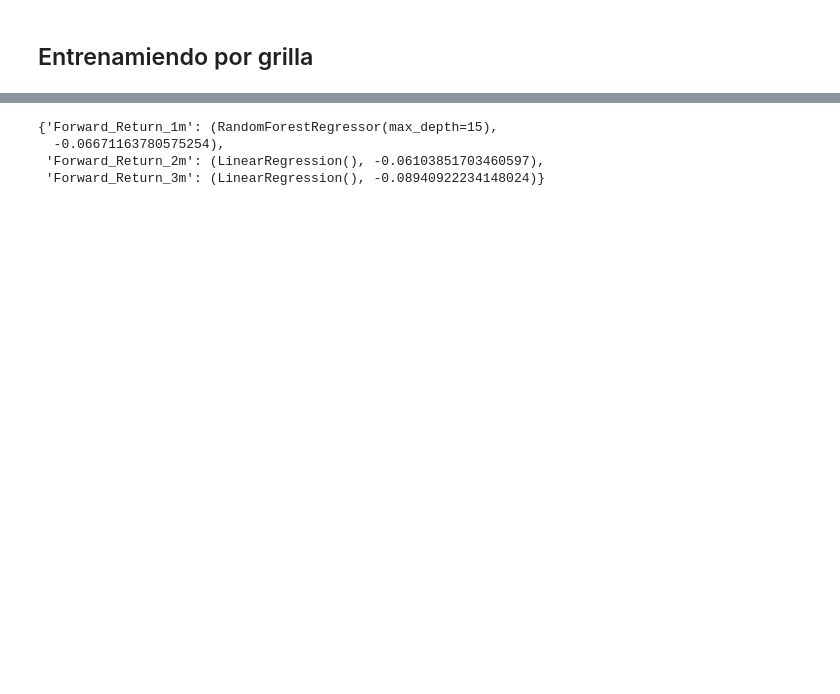
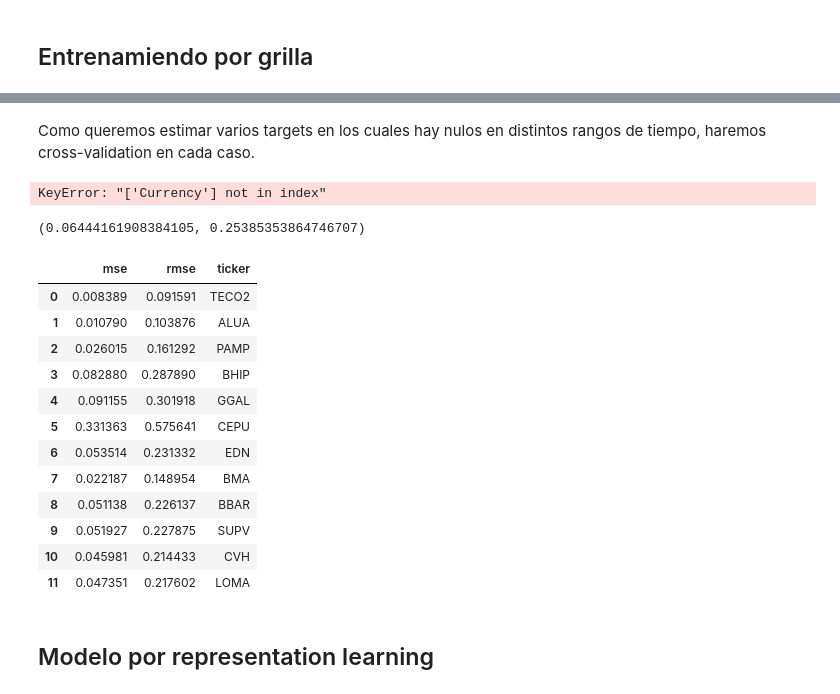
Before and after one commit to cdgn-coding/bcba-algo-trading, a Jupyter notebook: 2_Return_Signals_Regression.ipynb, the cells around one changed output, grey strips where cells are left out. Drawn from its saved outputs; the diff is of its cells as text; code cells hidden in the pictures; blank space fills up the shorter version.

```diff
--- a/2_Return_Signals_Regression.ipynb
+++ b/2_Return_Signals_Regression.ipynb
@@ -5,4 +5,4 @@ import pandas as pd
 import numpy as np
 import sys, os
 # %%
-dataset = pd.read_pickle("data/2y_tickers_features.pkl")
+dataset = pd.read_pickle("data/all_tickers_features.pkl")
@@ -57,6 +39,8 @@ preprocessing_pipeline = ColumnTransformer(transformers = [
     ('continuous', NoTransformer(), continuous_features),
     ('categorical', OneHotEncoder(handle_unknown='ignore'), categorical_features)
 ])
+# %%
+features = continuous_features + categorical_features
 # %% [markdown]
 ## Entrenamiendo por grilla
 # %%
@@ -120,7 +78,2 @@ Fitting 6 folds for each of 27 candidates, totalling 162 fits
-# %%
-results
-# %% [output]
-{'Forward_Return_1m': (RandomForestRegressor(max_depth=15),
-  -0.06671163780575254),
- 'Forward_Return_2m': (LinearRegression(), -0.06103851703460597),
- 'Forward_Return_3m': (LinearRegression(), -0.08940922234148024)}
+# %% [markdown]
+Como queremos estimar varios targets en los cuales hay nulos en distintos rangos de tiempo, haremos cross-validation en cada caso.
@@ -126,0 +82,58 @@ results
+# %%
+target = 'Forward_Return_1m'
+
+model_data = dataset[features + [target]].dropna()
+X = model_data[features]
+y = model_data[target]
+X_train, X_test, y_train, y_test = train_test_split(X, y, random_state = 42, shuffle = False, train_size = 0.8)
+cv = TimeSeriesSplit(n_splits = 2)
+model = GridSearchCV(pipeline, params_grid, cv = cv,
+                    scoring='neg_mean_squared_error',
+                    return_train_score = True)
+model.fit(X_train, y_train)
+# %% [output]
+KeyError: "['Currency'] not in index"
+# %%
+from sklearn.metrics import r2_score, mean_squared_error
+
+mse = mean_squared_error(y_test, model.predict(X_test))
+r2 = r2_score(y_test, model.predict(X_test))
+rmse = np.sqrt(mse)
+
+mse, rmse
+# %% [output]
+(0.06444161908384105, 0.25385353864746707)
+# %%
+from sklearn.metrics import r2_score, mean_squared_error
+
+metrics = {
+    'mse': [],
+    'rmse': [],
+    'ticker': []
+}
+
+for ticker in X_test.Ticker.unique():
+    # Compute metrics by ticker
+    mask = X_test.Ticker == ticker
+    mse = mean_squared_error(y_test[mask], model.predict(X_test[mask]))
+    rmse = np.sqrt(mse)
+    # Save in dict
+    metrics['ticker'].append(ticker)
+    metrics['mse'].append(mse)
+    metrics['rmse'].append(rmse)
+
+pd.DataFrame(metrics).sort_by("").head(10)
+# %% [output]
+|  | mse | rmse | ticker |
+| 0 | 0.008389 | 0.091591 | TECO2 |
+| 1 | 0.010790 | 0.103876 | ALUA |
+| 2 | 0.026015 | 0.161292 | PAMP |
+| 3 | 0.082880 | 0.287890 | BHIP |
+| 4 | 0.091155 | 0.301918 | GGAL |
+| 5 | 0.331363 | 0.575641 | CEPU |
+| 6 | 0.053514 | 0.231332 | EDN |
+| 7 | 0.022187 | 0.148954 | BMA |
+| 8 | 0.051138 | 0.226137 | BBAR |
+| 9 | 0.051927 | 0.227875 | SUPV |
+| 10 | 0.045981 | 0.214433 | CVH |
+| 11 | 0.047351 | 0.217602 | LOMA |
@@ -126,0 +150,2 @@ results
+# %% [markdown]
+## Modelo por representation learning
```
Also changed, not shown: parts of 15 cells of this notebook, 3 other files.
